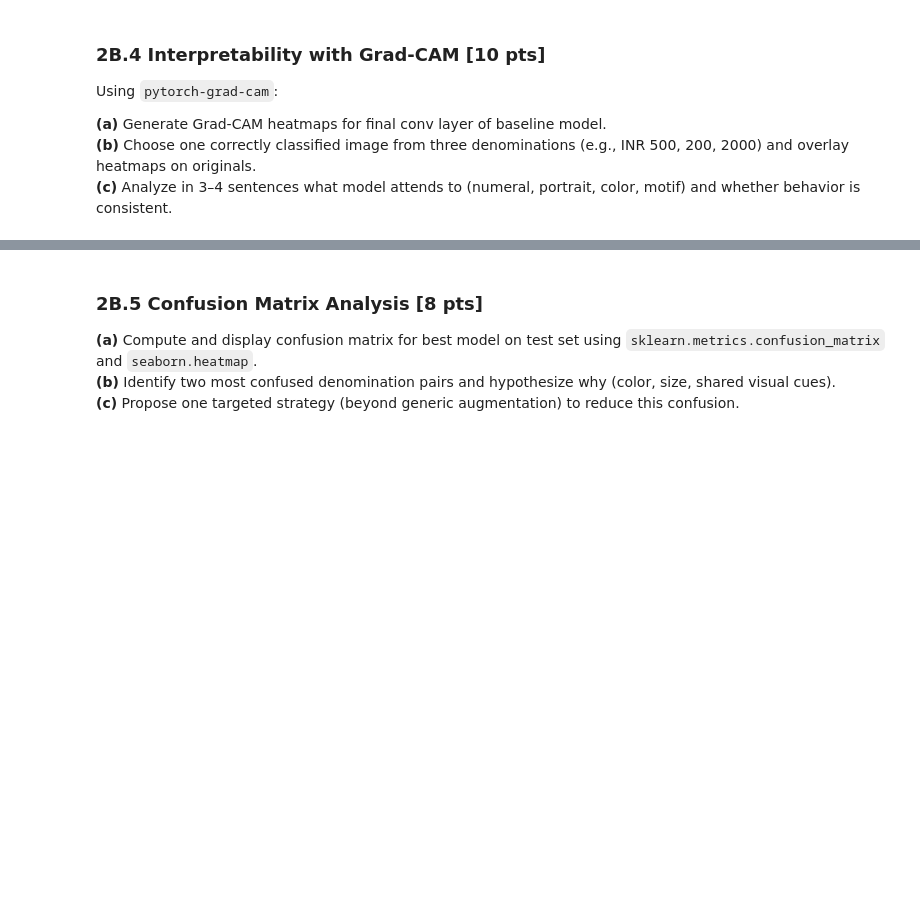
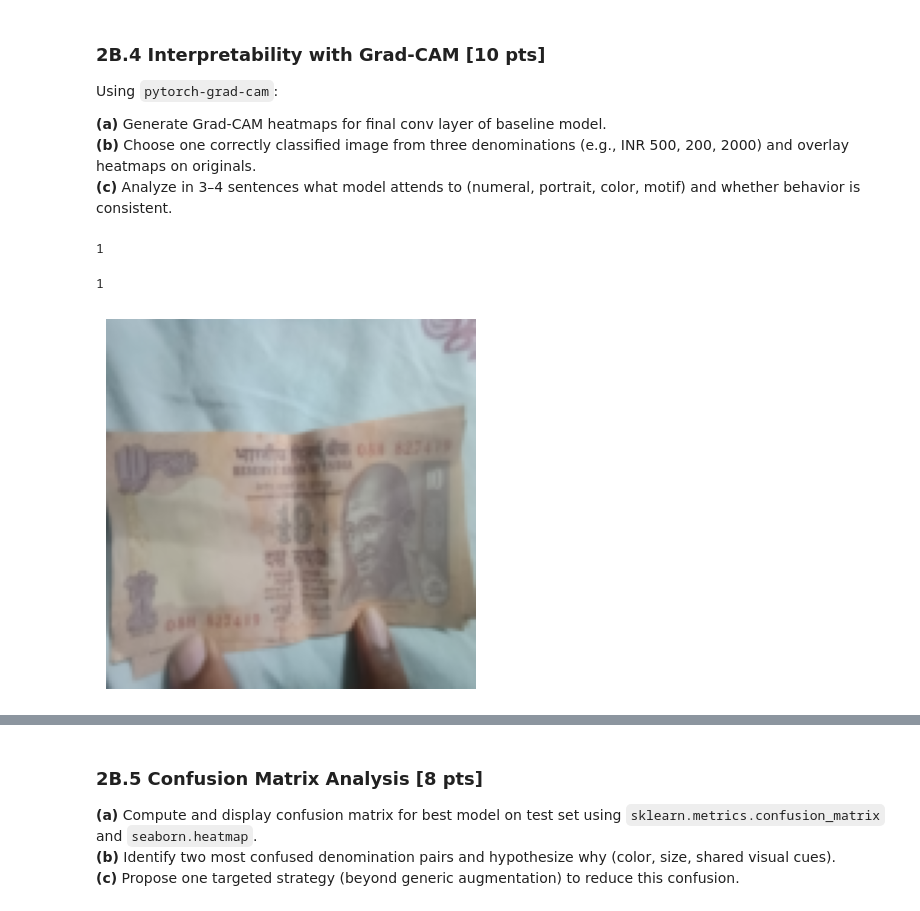
Before and after one commit to vanshnawander/SMAI-notes-and-materials, a Jupyter notebook: assignment-2/Q2.ipynb, the cells around one changed output, grey strips where cells are left out. Saved outputs shown, nothing was run; the diff lists cells and outputs as text; code cells hidden in the pictures; blank space fills up the shorter version.

```diff
--- a/assignment-2/Q2.ipynb
+++ b/assignment-2/Q2.ipynb
@@ -397,0 +605,20 @@ Using `pytorch-grad-cam`:
+# %%
+image, label = test_dataset[31]
+input_tensor = image.unsqueeze(0)
+# %%
+output = model(input_tensor.to(device))
+predicted_label = torch.argmax(output, dim=1).item()
+predicted_label
+# %% [output]
+1
+# %%
+label
+# %% [output]
+1
+# %%
+img = image.permute(1, 2, 0) # Convert from (C, H, W) to (H, W, C) for visualization
+plt.imshow(img)
+plt.axis('off')
+plt.show()
+# %% [output]
+[figure, added]
```
Also changed, not shown: parts of 34 cells of this notebook, 5 other files.
